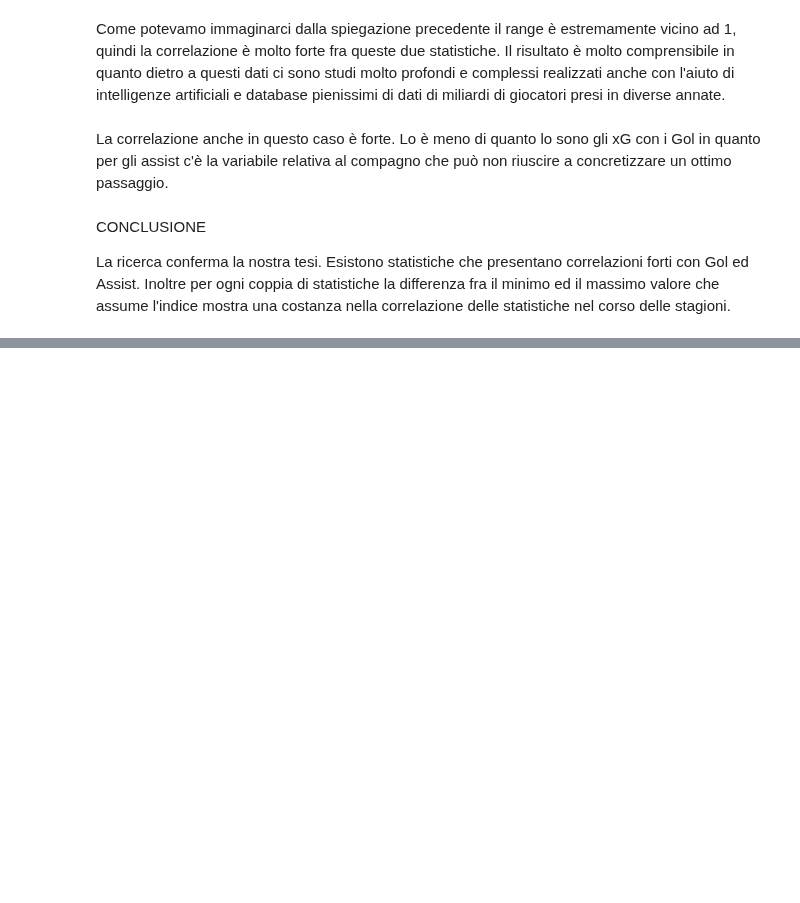
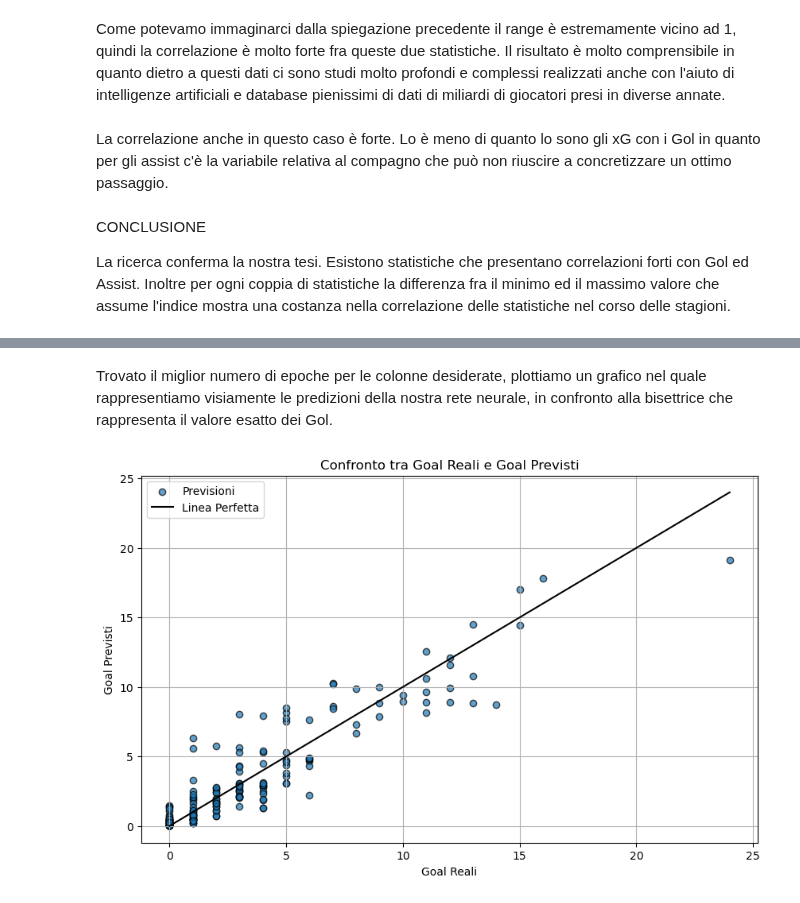
Before and after one commit to Alecaste96/Pytone, a Jupyter notebook: ATTACCANTI/ATTACCANTI.ipynb, the cells around one changed output, grey strips where cells are left out. Drawn from its saved outputs; the diff is of its cells as text; code cells hidden in the pictures; blank space fills up the shorter version.

```diff
--- a/ATTACCANTI/ATTACCANTI.ipynb
+++ b/ATTACCANTI/ATTACCANTI.ipynb
@@ -649,0 +706,24 @@ Aumentando il numero delle epoche ovviamente la differenza fra la previsione del
+# %% [markdown]
+Trovato il miglior numero di epoche per le colonne desiderate, plottiamo un grafico nel quale rappresentiamo visiamente le predizioni della nostra rete neurale, in confronto alla bisettrice che rappresenta il valore esatto dei Gol.
+# %%
+y_actual=np.array([y_actual])
+y_pred=np.array([y_pred])
+y_pred = y_pred.squeeze()
+y_actual = y_actual.squeeze()
+
+fuori_dalla_linea = (y_actual < y_pred - best_rmse_prediction) | (y_actual > y_pred + best_rmse_prediction)
+
+y_actual_fuori = y_actual[fuori_dalla_linea]
+y_pred_fuori = y_pred[fuori_dalla_linea]
+# %%
+plt.figure(figsize=(10, 6))
+plt.scatter(y_actual, y_pred, alpha=0.7, edgecolors='k', label='Previsioni')
+plt.plot([0, max(y_actual)], [0, max(y_actual)], color = 'k', label='Linea Perfetta')
+plt.xlabel("Goal Reali")
+plt.ylabel("Goal Previsti")
+plt.title("Confronto tra Goal Reali e Goal Previsti")
+plt.legend()
+plt.grid(True)
+plt.show()
+# %% [output]
+[figure, added]
```
Also changed, not shown: parts of 32 cells of this notebook.
